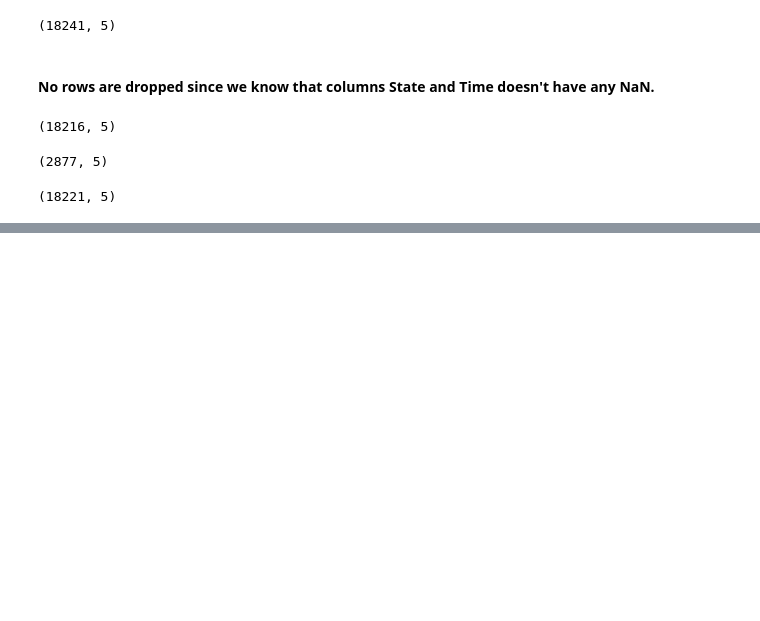
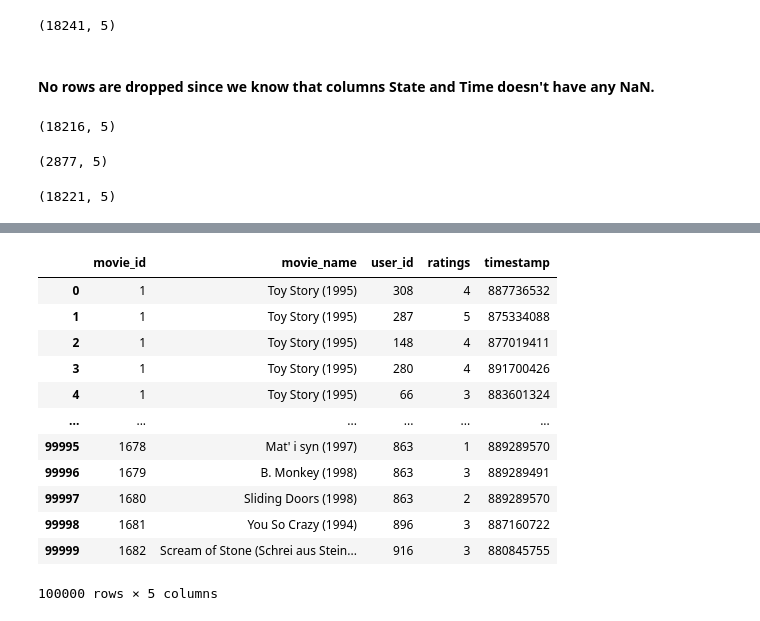
Before and after one commit to Sreekanthrshekar/personal_projects, a Jupyter notebook: data_cleaning_and_preprocessing/Data_preprocessing_methods.ipynb, the cells around one changed output, grey strips where cells are left out. Saved outputs shown, nothing was run; the diff lists cells and outputs as text; code cells hidden in the pictures; blank space fills up the shorter version.

Commit message:
added another question: using pd.merge()

```diff
--- a/data_cleaning_and_preprocessing/Data_preprocessing_methods.ipynb
+++ b/data_cleaning_and_preprocessing/Data_preprocessing_methods.ipynb
@@ -221,0 +225,5 @@ sightings_df.dropna(subset=['City','Colors Reported'], how='all').shape
+# %%
+col_names1 =['movie_id','movie_name']
+movie_df1 = pd.read_table('u.item', sep ="|", header =None, usecols=[0,1], names=col_names1)
+col_names2 =['user_id', 'movie_id', 'ratings', 'timestamp']
+movie_df2 = pd.read_table('u.data', header =None, names = col_names2)
@@ -221,0 +313,20 @@ sightings_df.dropna(subset=['City','Colors Reported'], how='all').shape
+# %%
+movie_ratings =pd.merge(movie_df1,movie_df2)
+movie_ratings
+# In pd.merge, the function  arrange column in such a way that, the first dataframe order of column is maitained, followed by the second dataframe order of columns, while skipping the common column when it comes to second dataframe.
+# Then the function looks at the common column or key, (here movie_id), then looks at the first value of the entry in that column in the first dataframe, then searches for all rows in second dataframe with that movie_id.
+# If there is a repetition of movie_id in any of the dataframe, it is taken in the order of index of that dataframe.
+# %% [output]
+|  | movie_id | movie_name | user_id | ratings | timestamp |
+| 0 | 1 | Toy Story (1995) | 308 | 4 | 887736532 |
+| 1 | 1 | Toy Story (1995) | 287 | 5 | 875334088 |
+| 2 | 1 | Toy Story (1995) | 148 | 4 | 877019411 |
+| 3 | 1 | Toy Story (1995) | 280 | 4 | 891700426 |
+| 4 | 1 | Toy Story (1995) | 66 | 3 | 883601324 |
+| ... | ... | ... | ... | ... | ... |
+| 99995 | 1678 | Mat' i syn (1997) | 863 | 1 | 889289570 |
+| 99996 | 1679 | B. Monkey (1998) | 863 | 3 | 889289491 |
+| 99997 | 1680 | Sliding Doors (1998) | 863 | 2 | 889289570 |
+| 99998 | 1681 | You So Crazy (1994) | 896 | 3 | 887160722 |
+| 99999 | 1682 | Scream of Stone (Schrei aus Stein... | 916 | 3 | 880845755 |
+100000 rows × 5 columns
```
Also changed, not shown: parts of 12 cells of this notebook.
